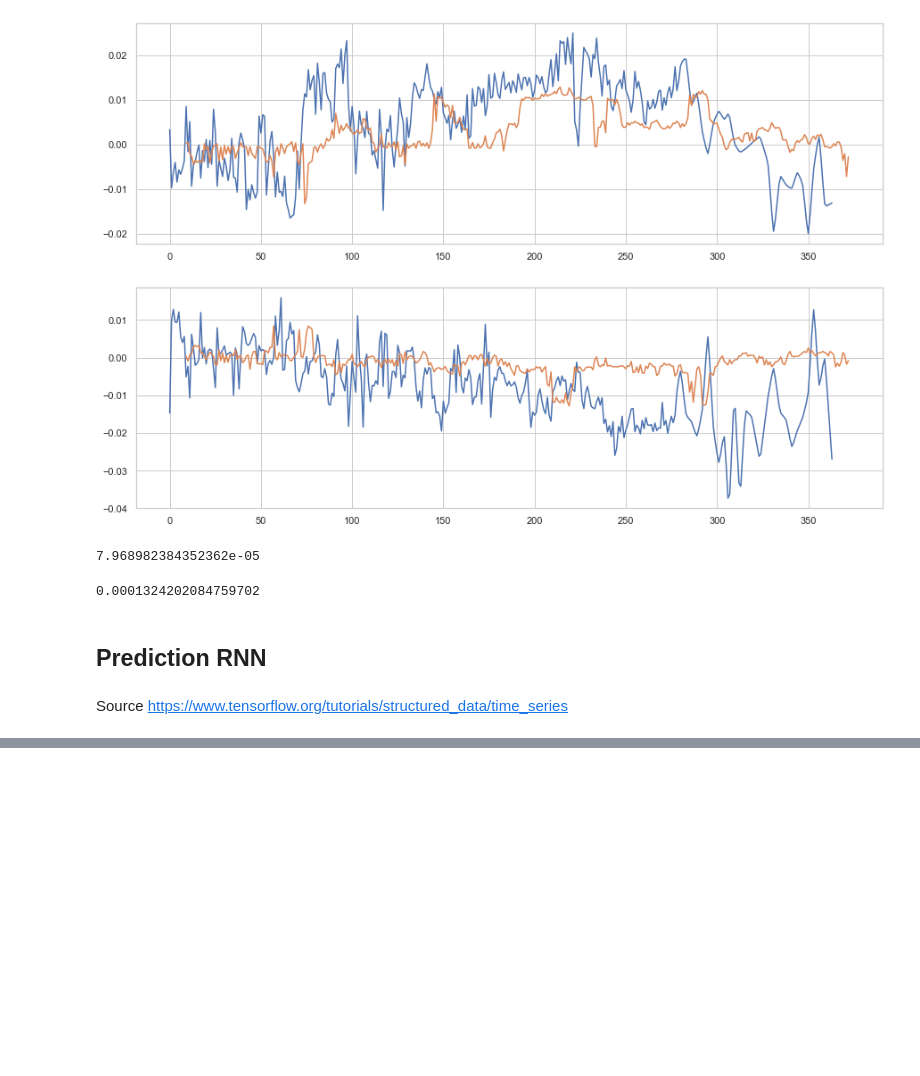
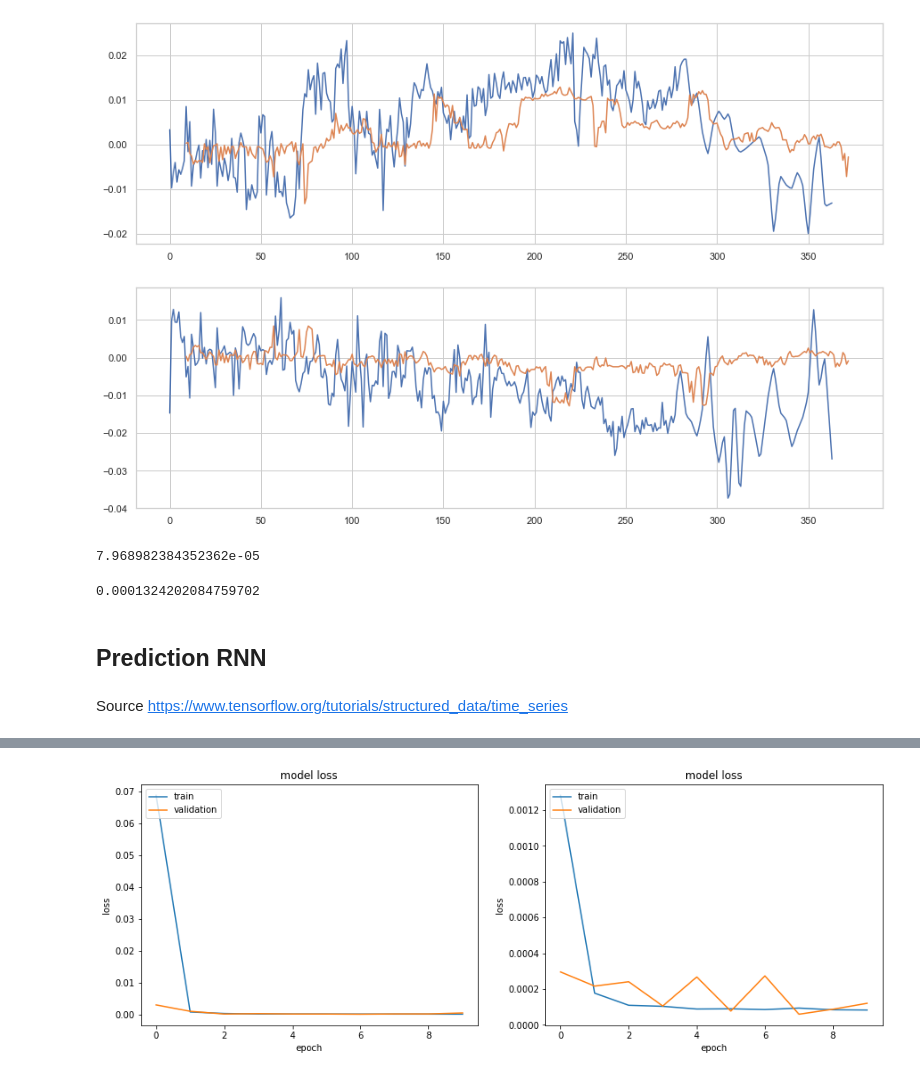
Before and after one commit to bgaudron/learning-whales, a Jupyter notebook: prediction.ipynb, the cells around one changed output, grey strips where cells are left out. Drawn from its saved outputs; the diff is of its cells as text; code cells hidden in the pictures; blank space fills up the shorter version.

```diff
--- a/prediction.ipynb
+++ b/prediction.ipynb
@@ -351,14 +249,21 @@ wide_window.plot()
 # %%
-lstm_model = tf.keras.models.Sequential([
+lstm_lat = tf.keras.models.Sequential([
     # Shape [batch, time, features] => [batch, time, lstm_units]
-    tf.keras.layers.LSTM(32, return_sequences=True),
+    tf.keras.layers.LSTM(16,input_shape = (prepoints, 4)),
     # Shape => [batch, time, features]
     tf.keras.layers.Dense(units=1)
 ])
+
+lstm_long = tf.keras.models.Sequential([
+    # Shape [batch, time, features] => [batch, time, lstm_units]
+    tf.keras.layers.LSTM(8,input_shape = (prepoints, 4)),
+    # Shape => [batch, time, features]
+    tf.keras.layers.Dense(units=1)
+])
 # %%
-MAX_EPOCHS = 40
+MAX_EPOCHS = 10
 
-def compile_and_fit(model, window, patience=10):
+def compile_and_fit(model, X, y, patience=5):
     early_stopping = tf.keras.callbacks.EarlyStopping(monitor='val_loss',
                                                     patience=patience,
                                                     mode='min')
@@ -367,7 +272,7 @@ def compile_and_fit(model, window, patience=10):
                 optimizer=tf.optimizers.RMSprop(),
                 metrics=[tf.metrics.MeanAbsoluteError()])
 
-    history = model.fit(window.train, epochs=MAX_EPOCHS,
-                      validation_data=window.val,
+    history = model.fit(X, y, epochs=MAX_EPOCHS,
+                      validation_split=0.2,
                       callbacks=[early_stopping])
     return history
@@ -400,0 +279,4 @@ wide_window.plot(lstm_model)
+# %%
+history_lat = compile_and_fit(lstm_lat, X_rnn, ylat_rnn)
+history_long = compile_and_fit(lstm_long, X_rnn, ylong_rnn)
+# print(lstm_model.evaluate(X_test_rnn, ylat_test_rnn, verbose=0))
@@ -400,0 +301,19 @@ wide_window.plot(lstm_model)
+# %%
+plt.figure(figsize=(15,5))
+plt.subplot(1,2,1)
+plt.plot(history_lat.history['loss'])
+plt.plot(history_lat.history['val_loss'])
+plt.title('model loss')
+plt.ylabel('loss')
+plt.xlabel('epoch')
+plt.legend(['train', 'validation'], loc='upper left')
+plt.subplot(1,2,2)
+plt.plot(history_long.history['loss'])
+plt.plot(history_long.history['val_loss'])
+plt.title('model loss')
+plt.ylabel('loss')
+plt.xlabel('epoch')
+plt.legend(['train', 'validation'], loc='upper left')
+plt.show()
+# %% [output]
+[figure, added]
```
Also changed, not shown: parts of 14 cells of this notebook.
